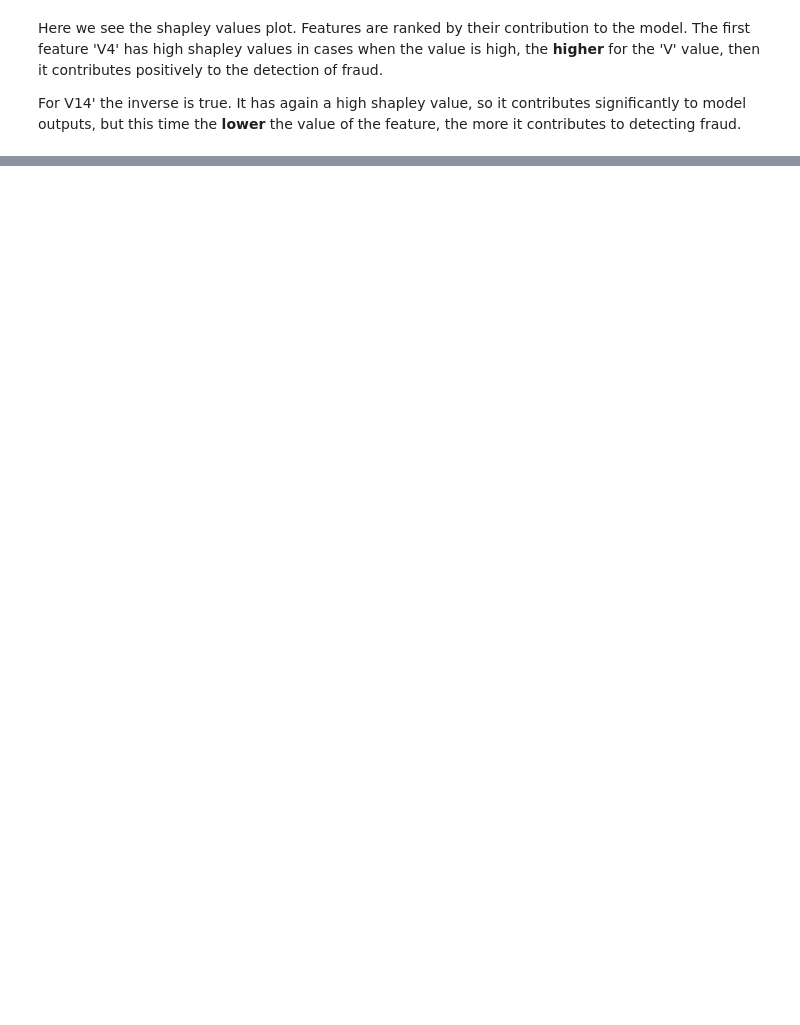
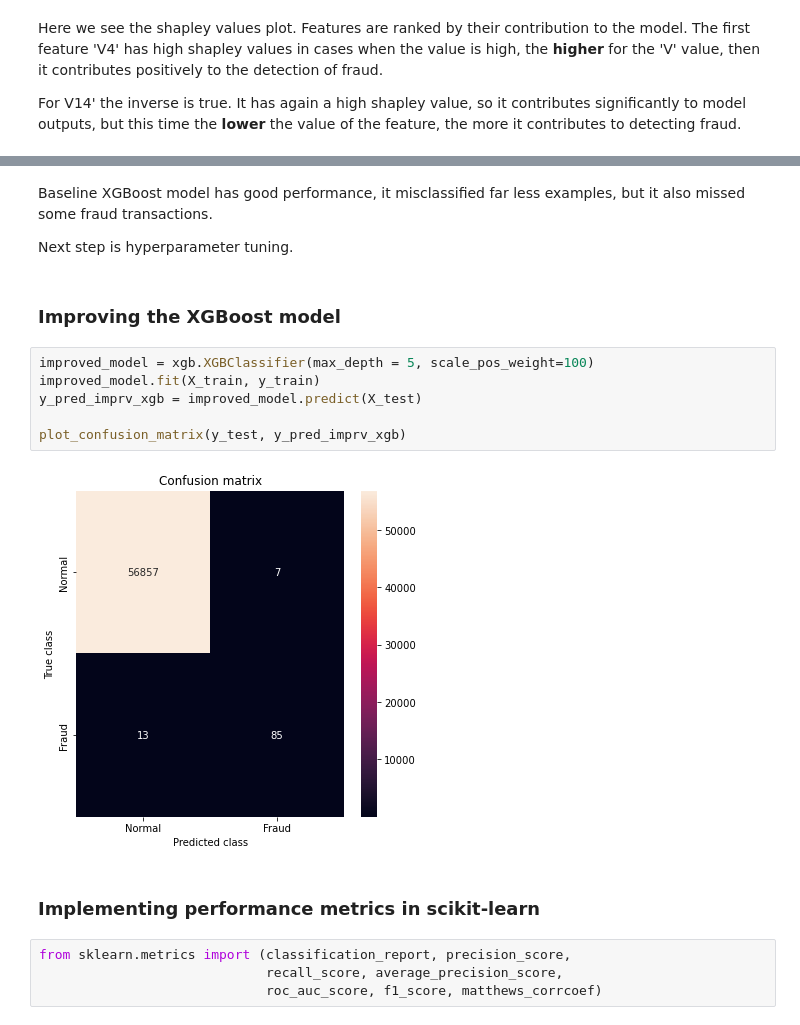
Before and after one commit to KirilAngelov/Fraud-Detection, a Jupyter notebook: detection.ipynb, the cells around one changed output, grey strips where cells are left out. Cells and saved outputs as stored; diff of their text form; blank space fills up the shorter version.

```diff
--- a/detection.ipynb
+++ b/detection.ipynb
@@ -229,0 +261,20 @@ For V14' the inverse is true. It has again a high shapley value, so it contribut
+# %% [markdown]
+Baseline XGBoost model has good performance, it misclassified far less examples, but it also missed some fraud transactions.
+
+Next step is hyperparameter tuning.
+# %% [markdown]
+### Improving the XGBoost model
+# %%
+improved_model = xgb.XGBClassifier(max_depth = 5, scale_pos_weight=100)
+improved_model.fit(X_train, y_train)
+y_pred_imprv_xgb = improved_model.predict(X_test)
+
+plot_confusion_matrix(y_test, y_pred_imprv_xgb)
+# %% [output]
+[figure, added]
+# %% [markdown]
+### Implementing performance metrics in scikit-learn
+# %%
+from sklearn.metrics import (classification_report, precision_score,
+                             recall_score, average_precision_score,
+                             roc_auc_score, f1_score, matthews_corrcoef)
```
Also changed, not shown: parts of 10 cells of this notebook.
